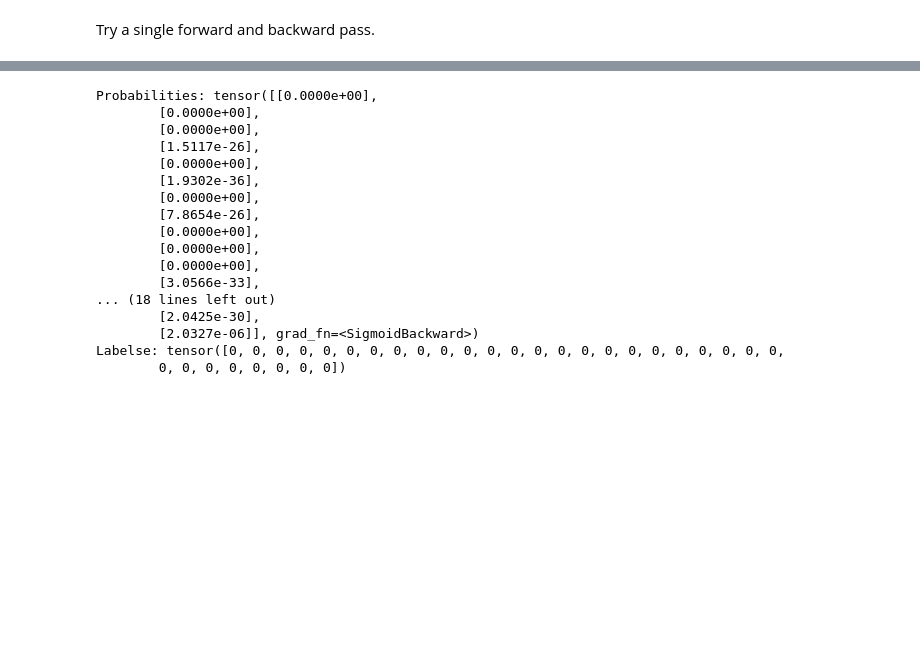
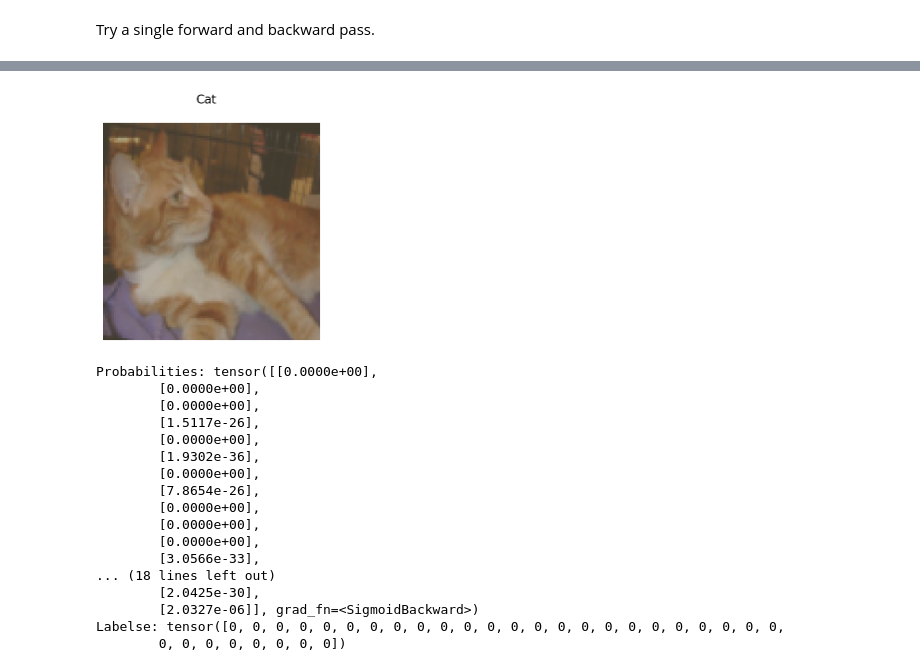
Before and after one commit to kaaloo/DL_PyTorch, a Jupyter notebook: Part 7 - Loading Image Data.ipynb, the cells around one changed output, grey strips where cells are left out. Cells and saved outputs as stored; diff of their text form; code cells hidden in the pictures; blank space fills up the shorter version.

```diff
--- a/Part 7 - Loading Image Data.ipynb
+++ b/Part 7 - Loading Image Data.ipynb
@@ -176,9 +174,8 @@ In the next part, I'll show you how to use a pre-trained network to build a mode
 # Optional TODO: Attempt to build a network to classify cats vs dogs from this dataset
 
 class Model(nn.Module):
-    def __init__(self, dropoutFactor=0.5):
+    def __init__(self):
         super(Model, self).__init__()
-        self.dropoutFactor = dropoutFactor
         self.cn1 = nn.Conv2d(3, 10, kernel_size=5)
         self.lc1 = nn.Linear(92160, 256)
         self.lc2 = nn.Linear(256, 2)
@@ -186,7 +183,6 @@ class Model(nn.Module):
     def forward(self, x):
         x = self.cn1(x)
         x = F.relu(x)
-        x = F.dropout2d(x, self.dropoutFactor)
         x = x.view(x.size(0), -1)
         x = self.lc1(x)
         x = F.relu(x)
@@ -209,6 +205,7 @@ data_iter = iter(trainloader)
 Try a single forward and backward pass.
 # %%
 images, labels = next(data_iter)
+helper.imshow(images[0], title='Dog' if labels[0] == 1 else 'Cat', normalize=True)
 optimizer.zero_grad()
 output = model.forward(images)
 loss = criterion(output, labels)
@@ -220,3 +217,4 @@ Loss: 0.0
+[figure, added]
 # %%
 data_iter = iter(trainloader)
 # %%
```
Also changed, not shown: parts of 5 cells of this notebook.
